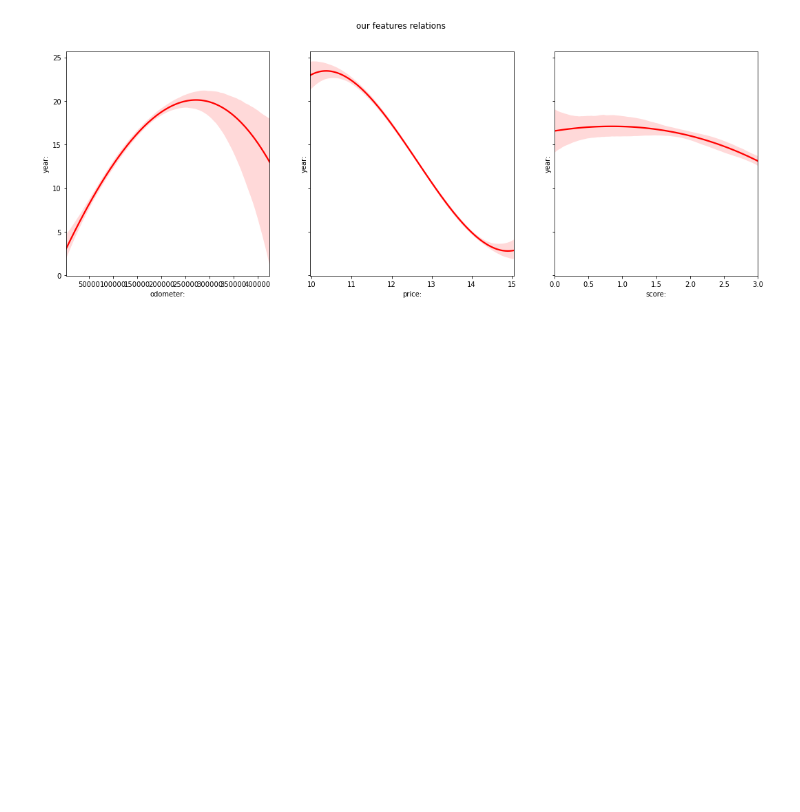
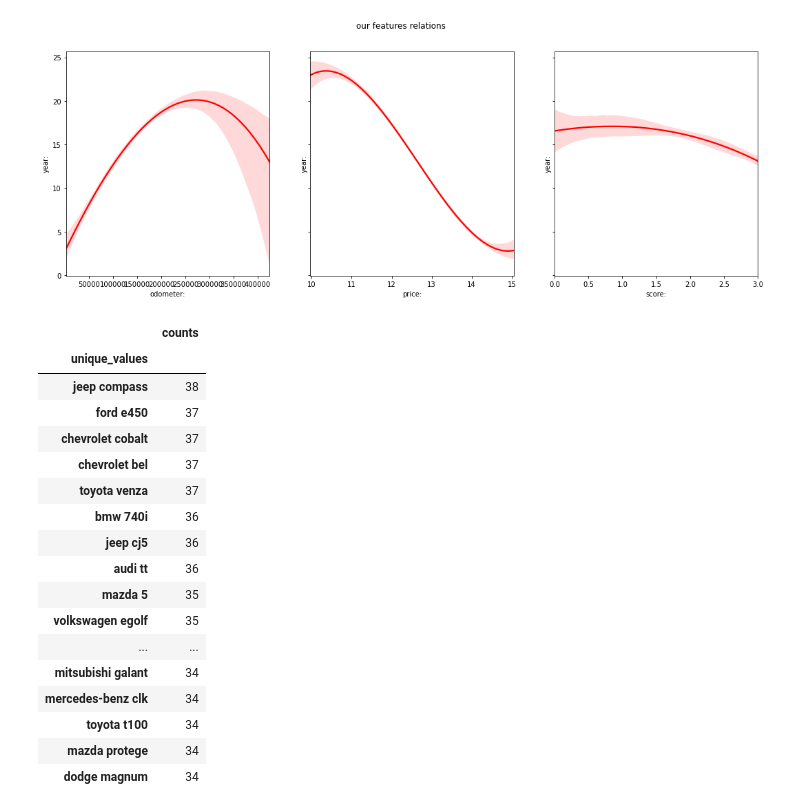
Before and after one commit to Mohammedsilmi9/UsedCar-PriceEstimator, a Jupyter notebook: EDA_General.ipynb, the cells around one changed output. Drawn from its saved outputs; the diff is of its cells as text; code cells hidden in the pictures; blank space fills up the shorter version.

```diff
--- a/EDA_General.ipynb
+++ b/EDA_General.ipynb
@@ -161,0 +146,21 @@ sns.regplot(ax=axes[2],x='score:', y='year:', data=df, scatter=None, order=3, co
+# %%
+df[280:299]
+# %% [output]
+|  | counts |
+| unique_values |  |
+| jeep compass | 38 |
+| ford e450 | 37 |
+| chevrolet cobalt | 37 |
+| chevrolet bel | 37 |
+| toyota venza | 37 |
+| bmw 740i | 36 |
+| jeep cj5 | 36 |
+| audi tt | 36 |
+| mazda 5 | 35 |
+| volkswagen egolf | 35 |
+| ... | ... |
+| mitsubishi galant | 34 |
+| mercedes-benz clk | 34 |
+| toyota t100 | 34 |
+| mazda protege | 34 |
+| dodge magnum | 34 |
```
Also changed, not shown: parts of 12 cells of this notebook, 6 other files.
